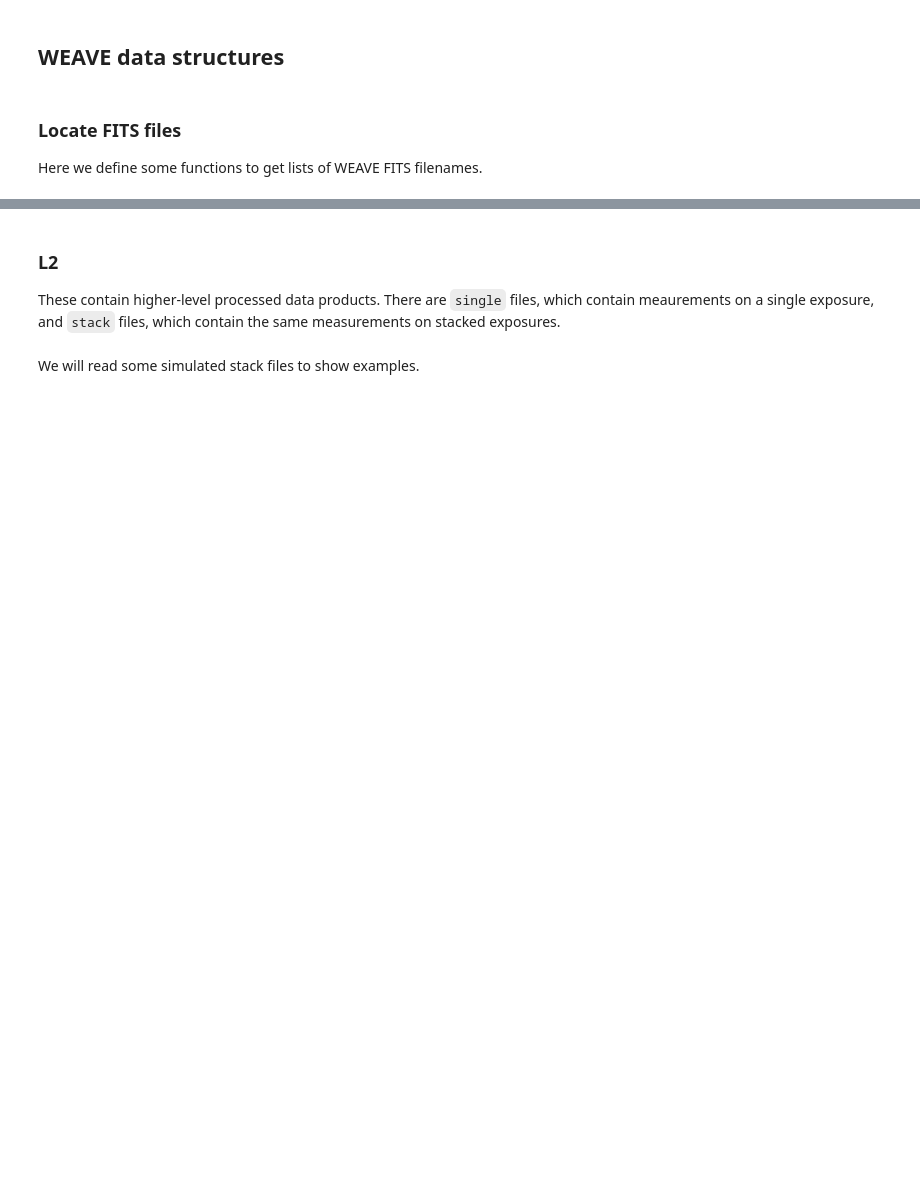
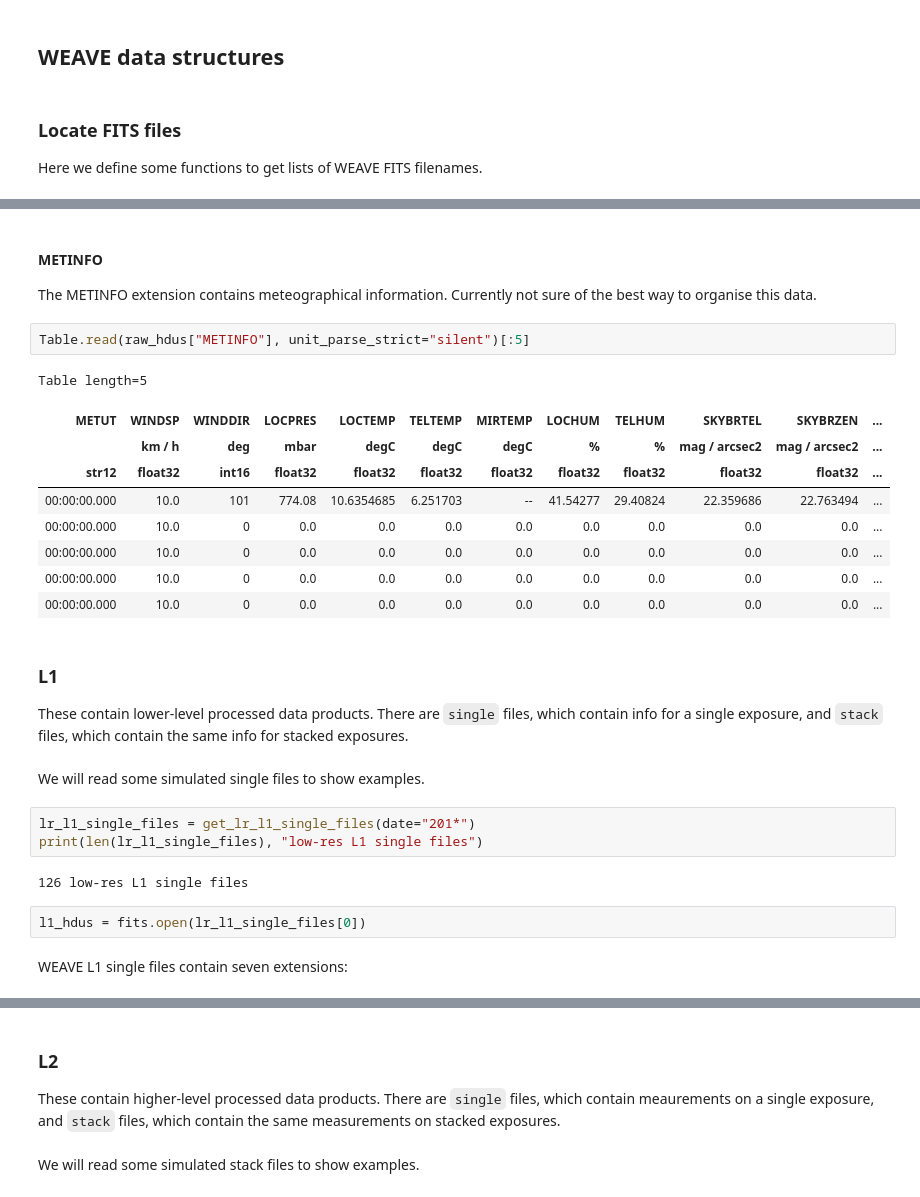
Before and after one commit to bamford/qagmire, a Jupyter notebook: nbs/01_data.ipynb, the cells around one changed output, grey strips where cells are left out. Drawn from its saved outputs; the diff is of its cells as text; blank space fills up the shorter version.

Commit message:
Started adding functions for accessing raw and L1 data.

```diff
--- a/nbs/01_data.ipynb
+++ b/nbs/01_data.ipynb
@@ -192,0 +452,31 @@ def get_lr_l2_stack_files(
+# %% [markdown]
+#### METINFO
+
+The METINFO extension contains meteographical information. Currently not sure of the best way to organise this data.
+# %%
+Table.read(raw_hdus["METINFO"], unit_parse_strict="silent")[:5]
+# %% [output]
+Table length=5
+| METUT | WINDSP | WINDDIR | LOCPRES | LOCTEMP | TELTEMP | MIRTEMP | LOCHUM | TELHUM | SKYBRTEL | SKYBRZEN | ... |
+|  | km / h | deg | mbar | degC | degC | degC | % | % | mag / arcsec2 | mag / arcsec2 | ... |
+| str12 | float32 | int16 | float32 | float32 | float32 | float32 | float32 | float32 | float32 | float32 | ... |
+| 00:00:00.000 | 10.0 | 101 | 774.08 | 10.6354685 | 6.251703 | -- | 41.54277 | 29.40824 | 22.359686 | 22.763494 | ... |
+| 00:00:00.000 | 10.0 | 0 | 0.0 | 0.0 | 0.0 | 0.0 | 0.0 | 0.0 | 0.0 | 0.0 | ... |
+| 00:00:00.000 | 10.0 | 0 | 0.0 | 0.0 | 0.0 | 0.0 | 0.0 | 0.0 | 0.0 | 0.0 | ... |
+| 00:00:00.000 | 10.0 | 0 | 0.0 | 0.0 | 0.0 | 0.0 | 0.0 | 0.0 | 0.0 | 0.0 | ... |
+| 00:00:00.000 | 10.0 | 0 | 0.0 | 0.0 | 0.0 | 0.0 | 0.0 | 0.0 | 0.0 | 0.0 | ... |
+# %% [markdown]
+### L1
+
+These contain lower-level processed data products. There are `single` files, which contain info for a single exposure, and `stack` files, which contain the same info for stacked exposures.
+# %% [markdown]
+We will read some simulated single files to show examples.
+# %%
+lr_l1_single_files = get_lr_l1_single_files(date="201*")
+print(len(lr_l1_single_files), "low-res L1 single files")
+# %% [output]
+126 low-res L1 single files
+# %%
+l1_hdus = fits.open(lr_l1_single_files[0])
+# %% [markdown]
+WEAVE L1 single files contain seven extensions:
```
Also changed, not shown: parts of 69 cells of this notebook, 3 other files.
